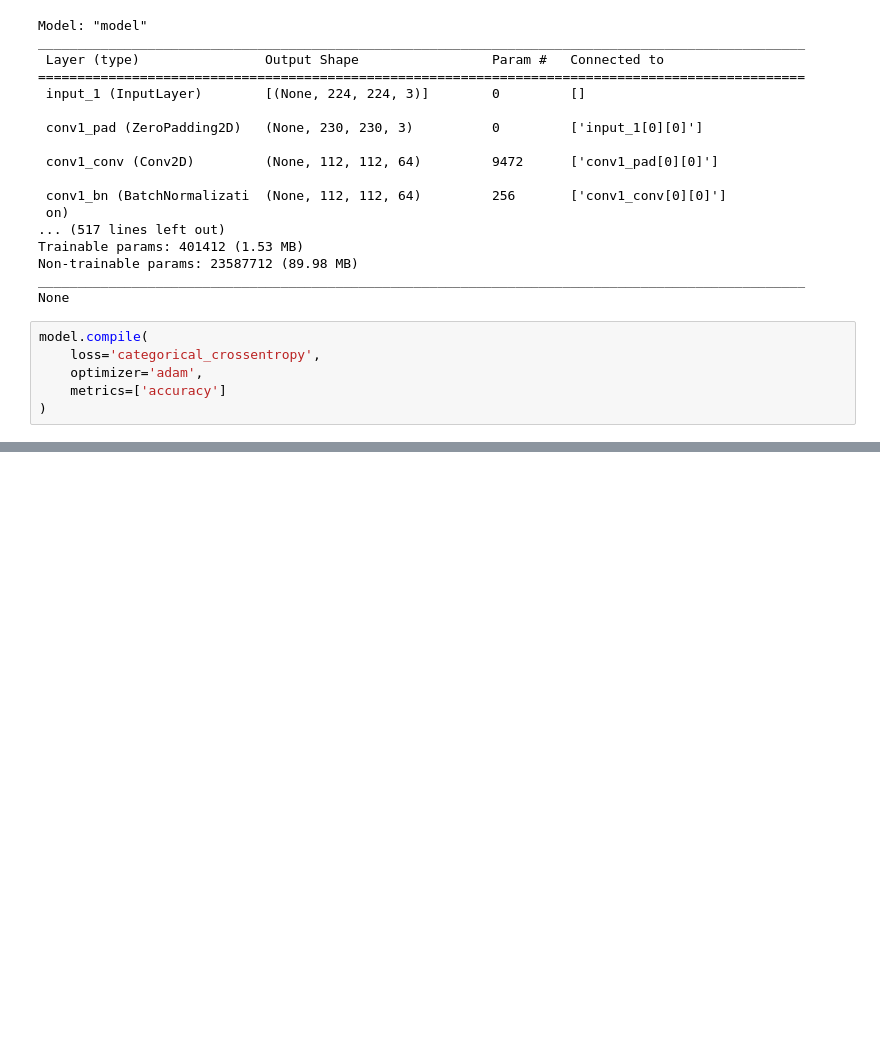
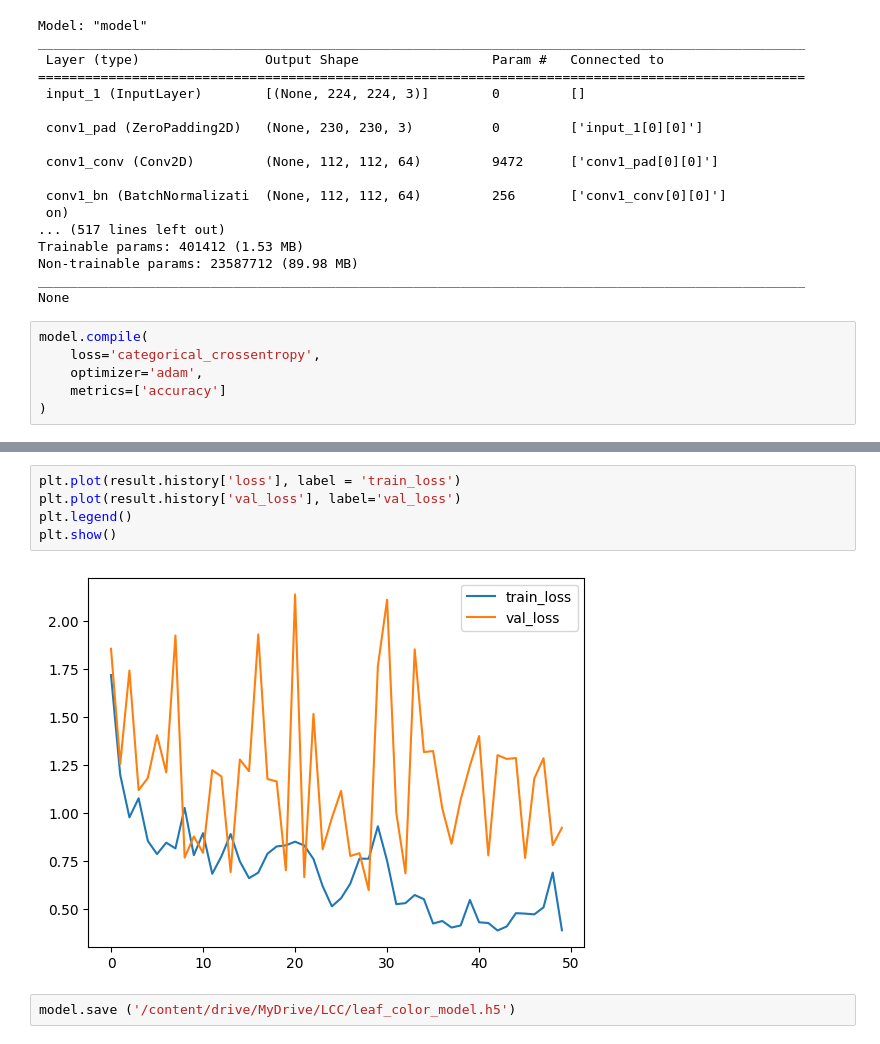
Before and after one commit to Alexandertheasian02/NitroSCAN, a Jupyter notebook: NitroScan_ModelBuild.ipynb, the cells around one changed output, grey strips where cells are left out. Drawn from its saved outputs; the diff is of its cells as text; blank space fills up the shorter version.

```diff
--- a/NitroScan_ModelBuild.ipynb
+++ b/NitroScan_ModelBuild.ipynb
@@ -183,0 +191,9 @@ Epoch 50/50
+# %%
+plt.plot(result.history['loss'], label = 'train_loss')
+plt.plot(result.history['val_loss'], label='val_loss')
+plt.legend()
+plt.show()
+# %% [output]
+[figure, added]
+# %%
+model.save ('/content/drive/MyDrive/LCC/leaf_color_model.h5')
```
Also changed, not shown: parts of 4 cells of this notebook.
